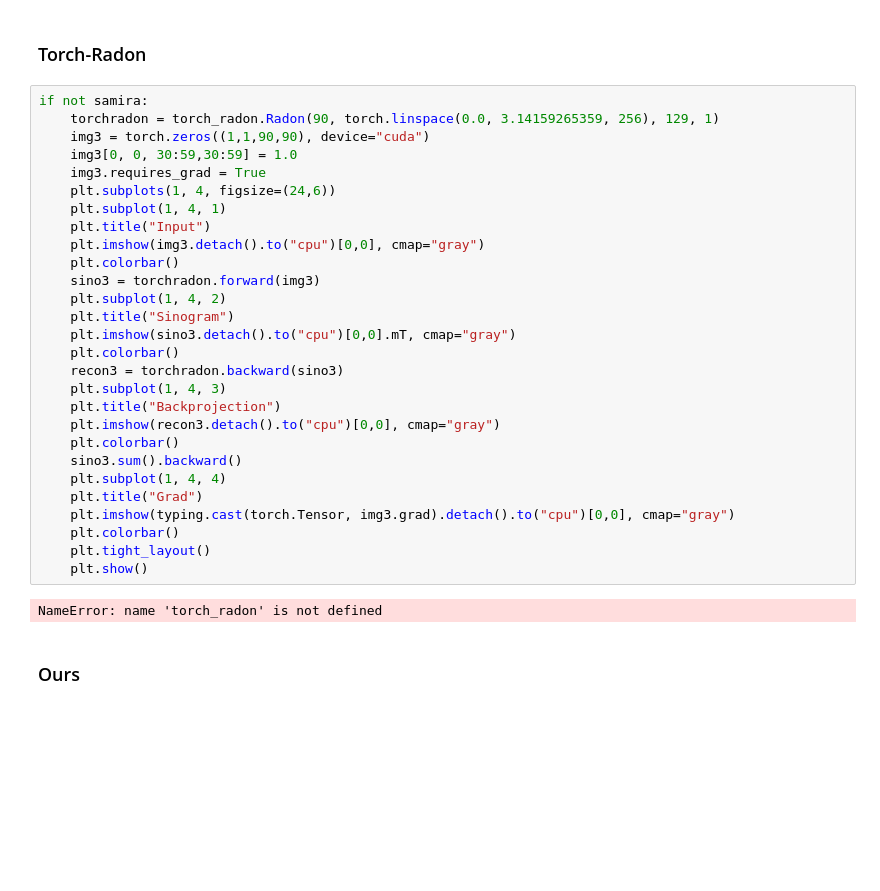
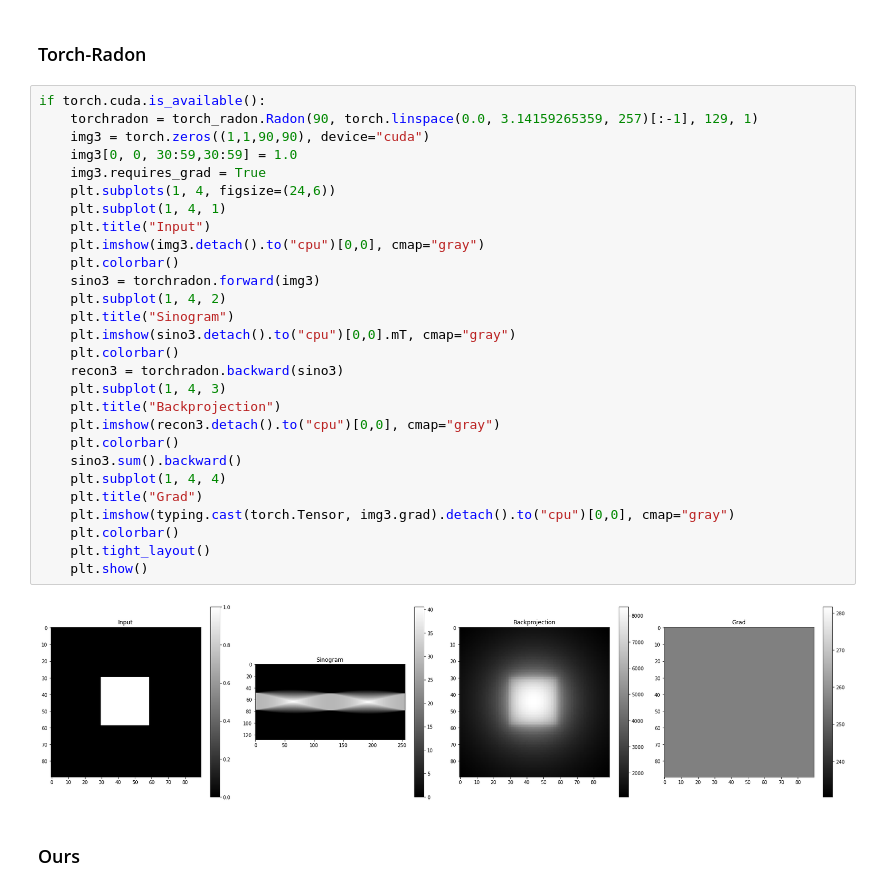
Before and after one commit to AlexanderAuras/radon, a Jupyter notebook: cpu_test.ipynb, the cells around one changed output. Cells and saved outputs as stored; diff of their text form; blank space fills up the shorter version.

```diff
--- a/cpu_test.ipynb
+++ b/cpu_test.ipynb
@@ -117,35 +140,35 @@ plt.show()
 # %% [markdown]
 ### Torch-Radon
 # %%
-if not samira:
-    torchradon = torch_radon.Radon(90, torch.linspace(0.0, 3.14159265359, 256), 129, 1)
+if torch.cuda.is_available():
+    torchradon = torch_radon.Radon(90, torch.linspace(0.0, 3.14159265359, 257)[:-1], 129, 1)
     img3 = torch.zeros((1,1,90,90), device="cuda")
     img3[0, 0, 30:59,30:59] = 1.0
     img3.requires_grad = True
     plt.subplots(1, 4, figsize=(24,6))
     plt.subplot(1, 4, 1)
     plt.title("Input")
     plt.imshow(img3.detach().to("cpu")[0,0], cmap="gray")
     plt.colorbar()
     sino3 = torchradon.forward(img3)
     plt.subplot(1, 4, 2)
     plt.title("Sinogram")
     plt.imshow(sino3.detach().to("cpu")[0,0].mT, cmap="gray")
     plt.colorbar()
     recon3 = torchradon.backward(sino3)
     plt.subplot(1, 4, 3)
     plt.title("Backprojection")
     plt.imshow(recon3.detach().to("cpu")[0,0], cmap="gray")
     plt.colorbar()
     sino3.sum().backward()
     plt.subplot(1, 4, 4)
     plt.title("Grad")
     plt.imshow(typing.cast(torch.Tensor, img3.grad).detach().to("cpu")[0,0], cmap="gray")
     plt.colorbar()
     plt.tight_layout()
     plt.show()
 # %% [output]
-NameError: name 'torch_radon' is not defined
+[figure, added]
 # %% [markdown]
 ### Ours
 # %%
```
Also changed, not shown: parts of 8 cells of this notebook, 10 other files.
